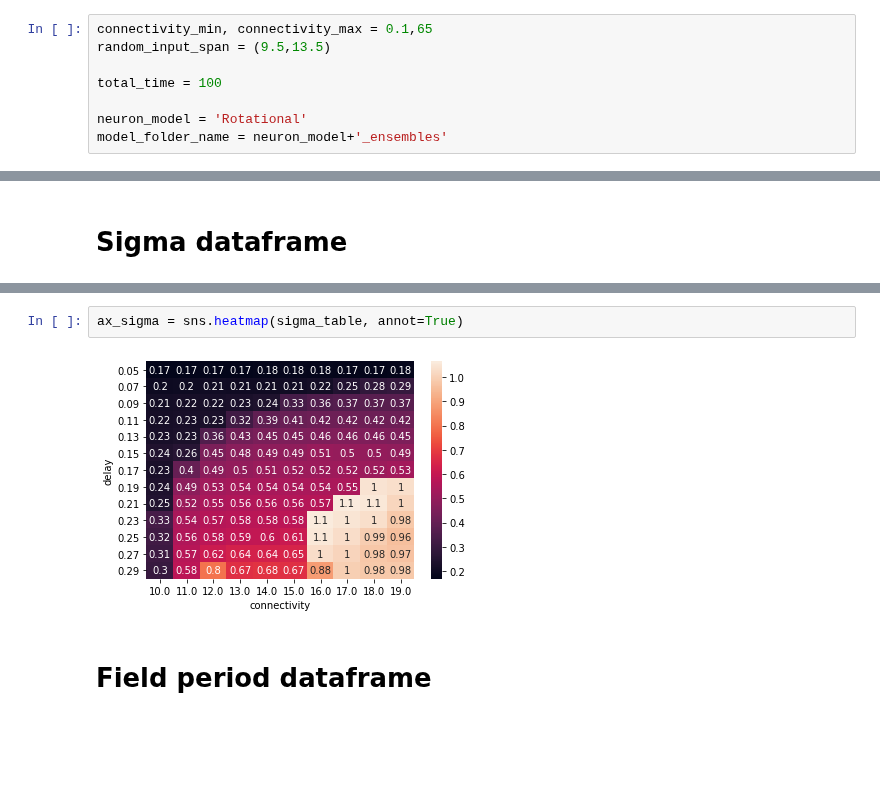
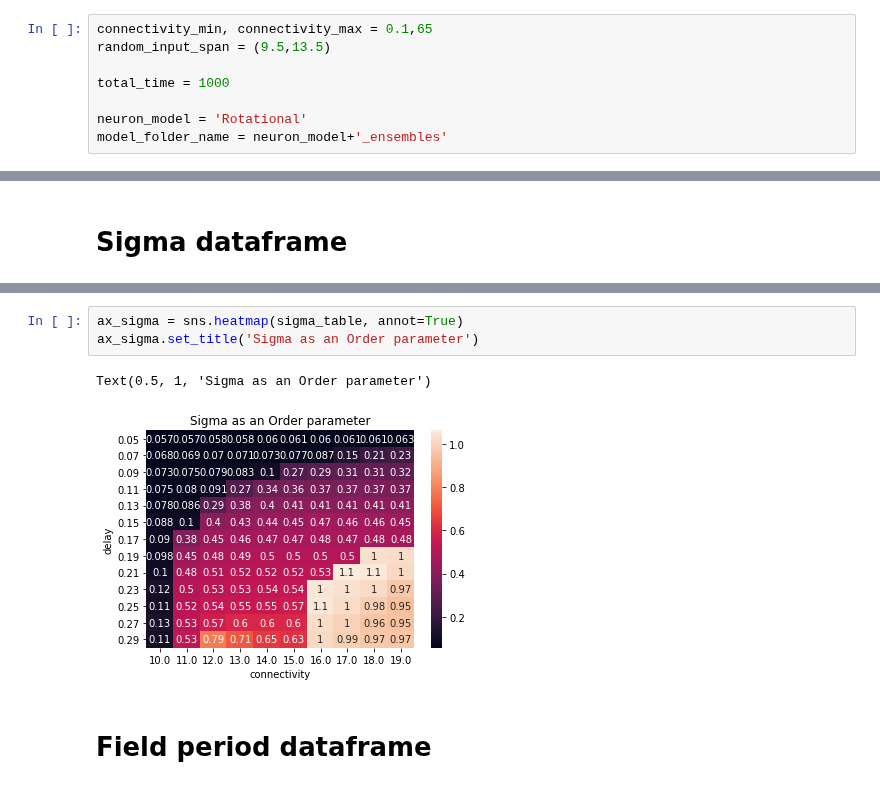
Before and after one commit to mmehrani/master_thesis, a Jupyter notebook: scripts/all_neurons_model_in_one_place/drawing_grid_of_phase_space.ipynb, the cells around one changed output, grey strips where cells are left out. Cells and saved outputs as stored; diff of their text form; blank space fills up the shorter version.

Commit message:
titles added

```diff
--- a/scripts/all_neurons_model_in_one_place/drawing_grid_of_phase_space.ipynb
+++ b/scripts/all_neurons_model_in_one_place/drawing_grid_of_phase_space.ipynb
@@ -9,7 +9,7 @@ import seaborn as sns
 connectivity_min, connectivity_max = 0.1,65
 random_input_span = (9.5,13.5)
 
-total_time = 100
+total_time = 1000
 
 neuron_model = 'Rotational'
 model_folder_name = neuron_model+'_ensembles'
@@ -100,7 +100,9 @@ sigma_table
 # %%
 ax_sigma = sns.heatmap(sigma_table, annot=True)
+ax_sigma.set_title('Sigma as an Order parameter')
 # %% [output]
+Text(0.5, 1, 'Sigma as an Order parameter')
-[figure, old version]
+[figure, new version]
 # %% [markdown]
 # Field period dataframe
 # %%
```
Also changed, not shown: parts of 5 cells of this notebook, 1 other file.
